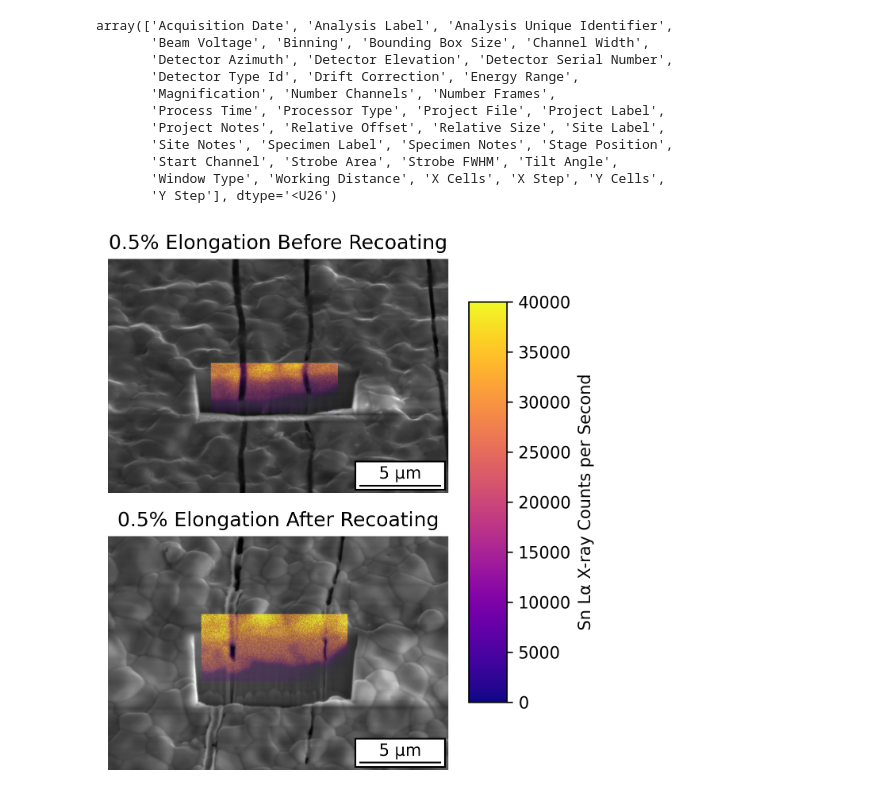
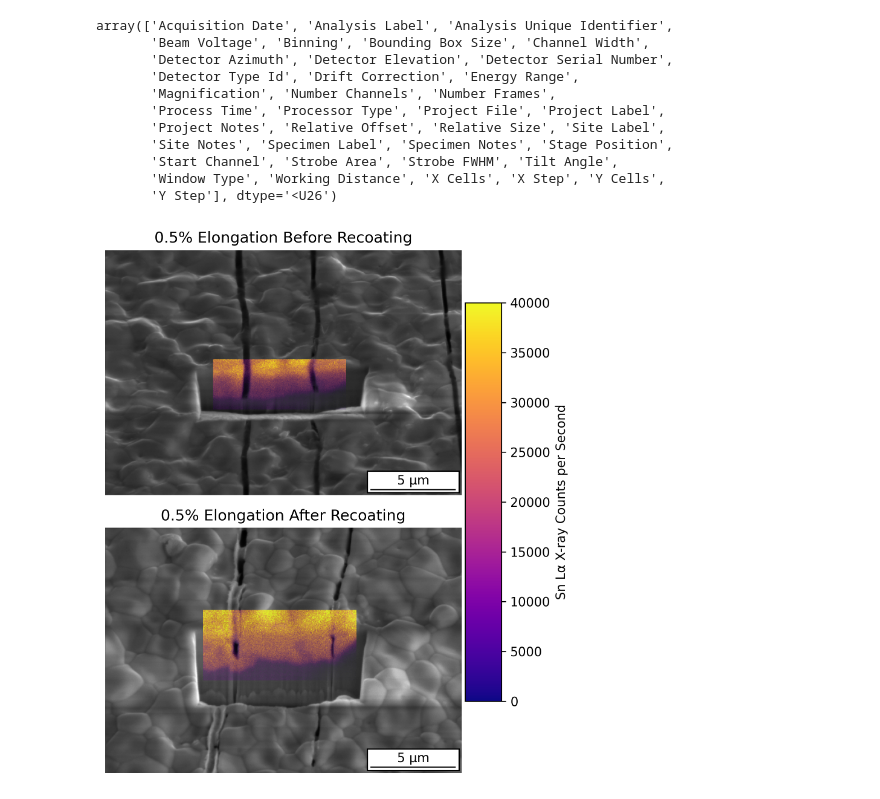
Before and after one commit to EricViklund/recoating, a Jupyter notebook: paper/figures/EDS/EDS.ipynb, the cells around one changed output. Saved outputs shown, nothing was run; the diff lists cells and outputs as text; code cells hidden in the pictures.

```diff
--- a/paper/figures/EDS/EDS.ipynb
+++ b/paper/figures/EDS/EDS.ipynb
@@ -31,7 +31,7 @@ array(['Acquisition Date', 'Analysis Label', 'Analysis Unique Identifier',
 from mpl_toolkits.axes_grid1.anchored_artists import AnchoredSizeBar
 from matplotlib.colors import Normalize
 
-fig, axs = plt.subplots(2,1,dpi=300)
+fig, axs = plt.subplots(2,1,dpi=300,figsize=(8.0139,6.2739))
 axs[0].set_aspect('equal')
 axs[1].set_aspect('equal')
 
@@ -102,32 +102,32 @@ SEM_extent = (0,f['1/Electron Image/Header/Bounding Box Size'][0],
               f['1/Electron Image/Header/Bounding Box Size'][1],0)
 
 SE = np.array(f['1/Electron Image/Data/SE/Electron Image 8']).reshape(SEM_resolution)
 
 axs[1].imshow(SE,extent=SEM_extent,cmap='gist_gray')
 
 
 resolution = np.concatenate((np.array(f['1/EDS/Header/Y Cells']),np.array(f['1/EDS/Header/X Cells'])))
 EDS_extent = (f['1/EDS/Header/Relative Offset'][0]*f['1/Electron Image/Header/Bounding Box Size'][0],
               f['1/EDS/Header/Relative Offset'][0]*f['1/Electron Image/Header/Bounding Box Size'][0]+f['1/EDS/Header/Bounding Box Size'][0],
 
               f['1/EDS/Header/Relative Offset'][1]*f['1/Electron Image/Header/Bounding Box Size'][1]+f['1/EDS/Header/Bounding Box Size'][1],
               f['1/EDS/Header/Relative Offset'][1]*f['1/Electron Image/Header/Bounding Box Size'][1],)
 
 Sn = np.array(f['1/EDS/Data/Window Integral/Sn Lα1']).reshape(resolution)
 Time = np.array(f['1/EDS/Data/Live Time']).reshape(resolution)
 
 im = axs[1].imshow(Sn,extent=EDS_extent,alpha=Sn/Sn.max(),cmap='plasma',norm=norm)
 
 axs[1].set_xlim(SEM_extent[0],SEM_extent[1])
 axs[1].set_ylim(SEM_extent[2],SEM_extent[3])
 
 axs[1].set_title("0.5% Elongation After Recoating")
 
 cbar_ax = fig.add_axes([0.75, 0.15, 0.05, 0.7])
 fig.colorbar(im, cax=cbar_ax, label="Sn Lα X-ray Counts per Second")
 
 fig.tight_layout()
 
-fig.savefig('EDS.png')
+fig.savefig('HighlightImage.jpeg')
 # %% [output]
-[figure, old version]
+[figure, new version]
```
Also changed, not shown: 20 other files.
